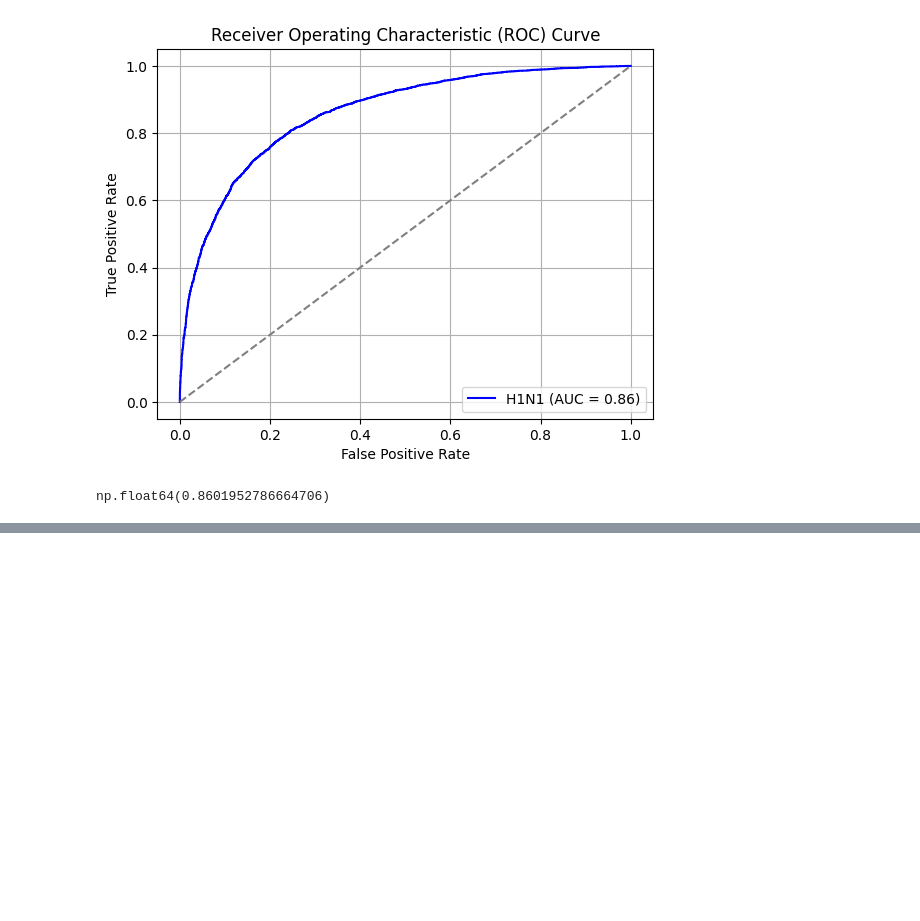
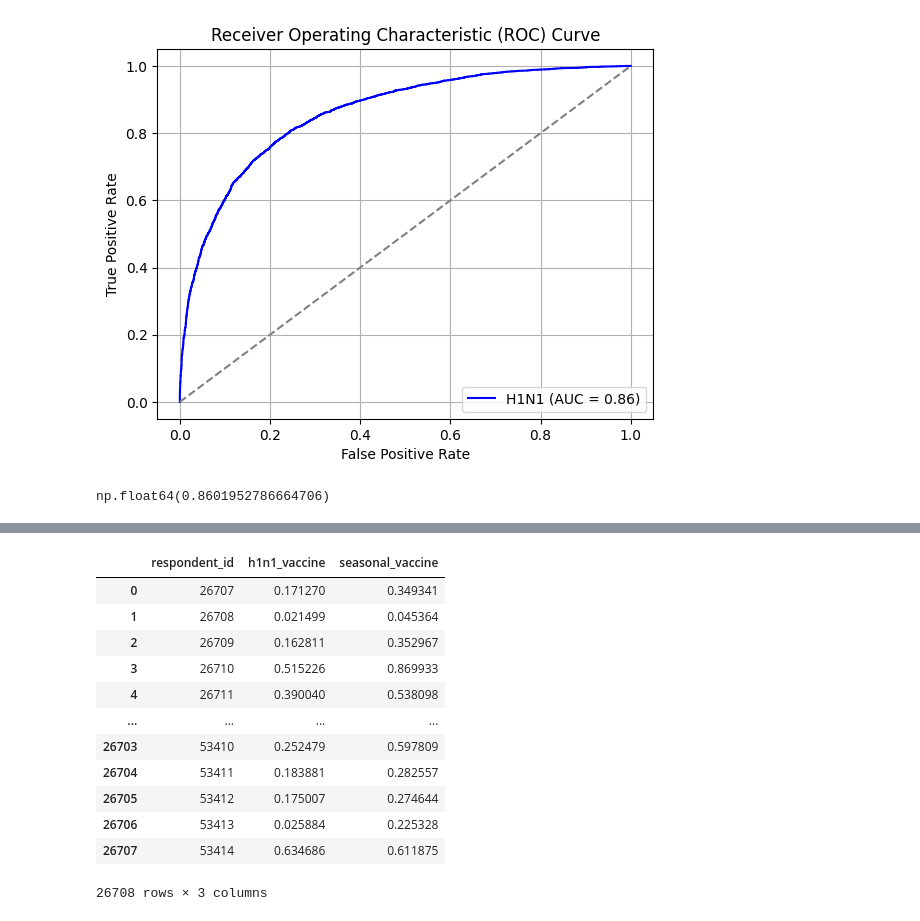
Before and after one commit to Alexander-Ploskin/FluShot, a Jupyter notebook: catboost.ipynb, the cells around one changed output, grey strips where cells are left out. Drawn from its saved outputs; the diff is of its cells as text; code cells hidden in the pictures; blank space fills up the shorter version.

```diff
--- a/catboost.ipynb
+++ b/catboost.ipynb
@@ -161,6 +160,9 @@ def train_xgboost(target=Literal['h1n1_vaccine', 'seasonal_vaccine']):
         probabilities=y_probabilities,
         y_test_target=y_test_target
     )
+# %%
+def get_test_probabilities(model: Any) -> np.ndarray:
+    return model.predict_proba(test_features)[:, 1]
 # %%
 from sklearn.metrics import roc_curve, auc
 
@@ -181,20 +183,20 @@ def process_result(result: TrainResult):
 
     return roc_auc44
 # %%
-result = train_xgboost(
+result_h1n1 = train_xgboost(
     target='h1n1_vaccine'
 )
 
-process_result(result)
+process_result(result_h1n1)
 # %% [output]
 [figure]
 np.float64(0.8697122581674372)
 # %%
-result = train_xgboost(
+result_seasonal = train_xgboost(
     target='seasonal_vaccine'
 )
 
-process_result(result)
+process_result(result_seasonal)
 # %% [output]
 [figure]
 np.float64(0.8601952786664706)
@@ -200,0 +218,28 @@ np.float64(0.8601952786664706)
+# %%
+from datetime import datetime
+
+
+submission = pd.read_csv('data/submission_format.csv')
+
+
+
+submission['h1n1_vaccine'] = get_test_probabilities(result_h1n1.model)
+submission['seasonal_vaccine'] = get_test_probabilities(result_seasonal.model)
+
+submission.to_csv(f'submission/submission_{datetime.now().isoformat(sep='_')}.csv', index=False)
+
+submission
+# %% [output]
+|  | respondent_id | h1n1_vaccine | seasonal_vaccine |
+| 0 | 26707 | 0.171270 | 0.349341 |
+| 1 | 26708 | 0.021499 | 0.045364 |
+| 2 | 26709 | 0.162811 | 0.352967 |
+| 3 | 26710 | 0.515226 | 0.869933 |
+| 4 | 26711 | 0.390040 | 0.538098 |
+| ... | ... | ... | ... |
+| 26703 | 53410 | 0.252479 | 0.597809 |
+| 26704 | 53411 | 0.183881 | 0.282557 |
+| 26705 | 53412 | 0.175007 | 0.274644 |
+| 26706 | 53413 | 0.025884 | 0.225328 |
+| 26707 | 53414 | 0.634686 | 0.611875 |
+26708 rows × 3 columns
```
Also changed, not shown: parts of 2 cells of this notebook, 2 other files.
